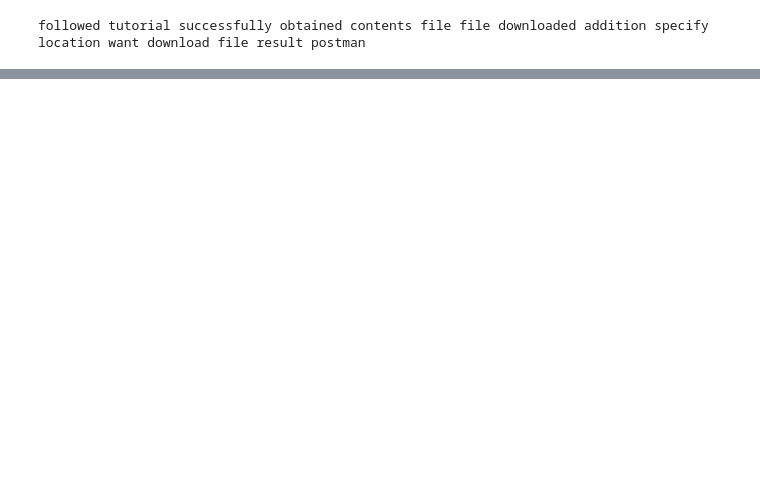
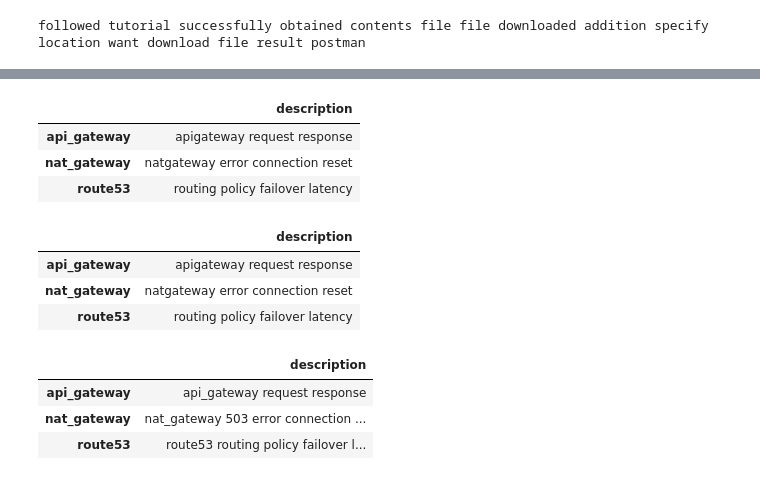
Before and after one commit to feimvnc/pyclopedia, a Jupyter notebook: text-clusering-using-embeddings/how_to_clean_text.ipynb, the cells around one changed output, grey strips where cells are left out. Drawn from its saved outputs; the diff is of its cells as text; code cells hidden in the pictures; blank space fills up the shorter version.

```diff
--- a/text-clusering-using-embeddings/how_to_clean_text.ipynb
+++ b/text-clusering-using-embeddings/how_to_clean_text.ipynb
@@ -132,0 +295,9 @@ followed tutorial successfully obtained contents file file downloaded addition s
+# %%
+# Let's take a look at the updated text
+data_clean = pd.DataFrame(data_df.description.apply(round1))
+data_clean
+# %% [output]
+|  | description |
+| api_gateway | apigateway request response |
+| nat_gateway | natgateway error connection reset |
+| route53 | routing policy failover latency |
@@ -132,0 +313,9 @@ followed tutorial successfully obtained contents file file downloaded addition s
+# %%
+# Let's take a look at the updated text
+data_clean = pd.DataFrame(data_clean.description.apply(round2))
+data_clean
+# %% [output]
+|  | description |
+| api_gateway | apigateway request response |
+| nat_gateway | natgateway error connection reset |
+| route53 | routing policy failover latency |
@@ -132,0 +324,7 @@ followed tutorial successfully obtained contents file file downloaded addition s
+# %%
+data_df
+# %% [output]
+|  | description |
+| api_gateway | api_gateway request response |
+| nat_gateway | nat_gateway 503 error connection ... |
+| route53 | route53 routing policy failover l... |
```
Also changed, not shown: parts of 34 cells of this notebook.
